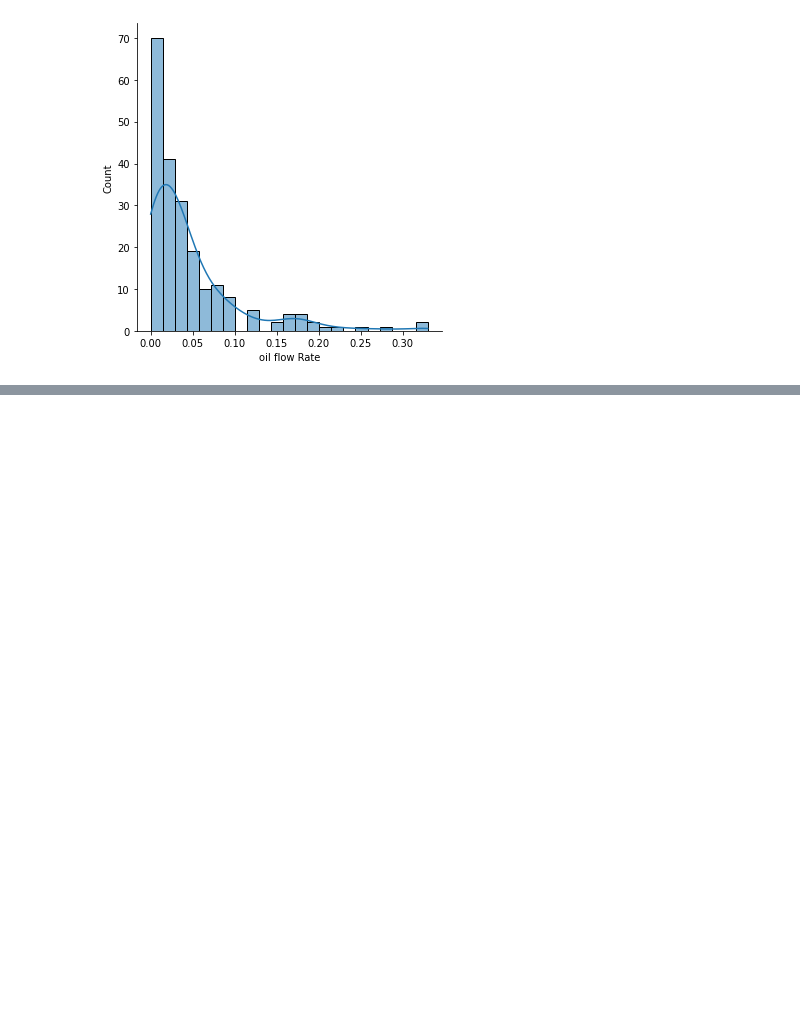
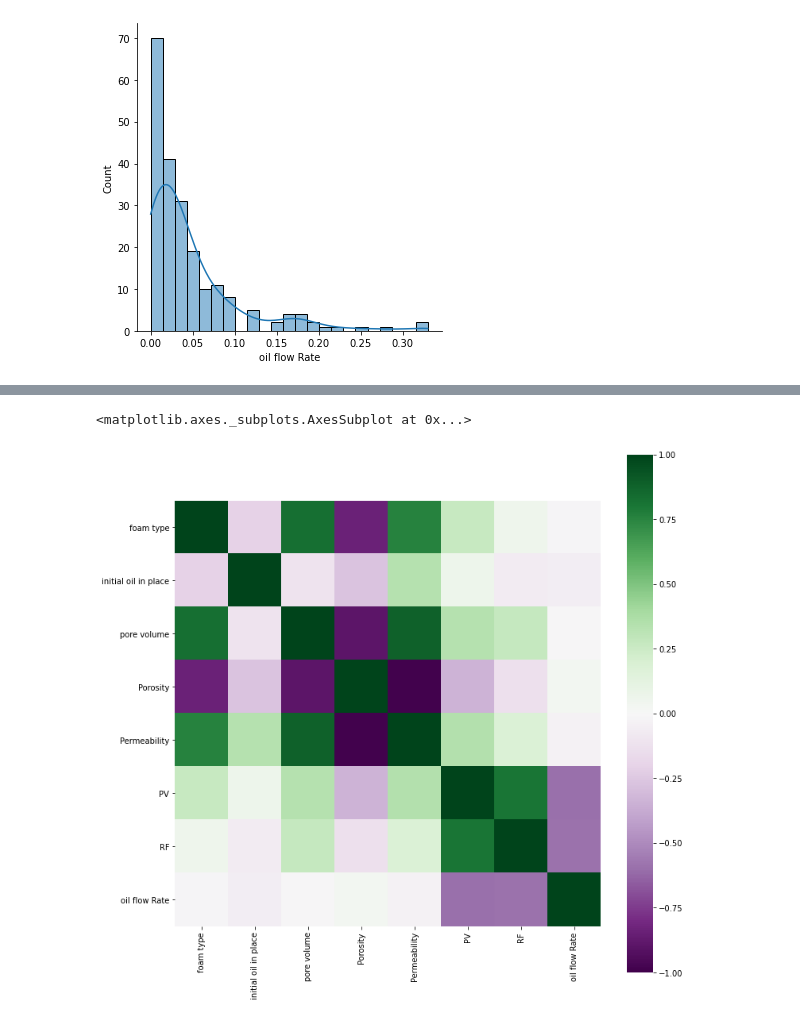
Before and after one commit to acse-srm3018/FoamCO2Prediction, a Jupyter notebook: foamprediction.ipynb, the cells around one changed output, grey strips where cells are left out. Saved outputs shown, nothing was run; the diff lists cells and outputs as text; code cells hidden in the pictures; blank space fills up the shorter version.

```diff
--- a/foamprediction.ipynb
+++ b/foamprediction.ipynb
@@ -105,0 +122,7 @@ sns.displot(data_num['oil flow Rate'], kde=True)
+# %%
+# visualise correlation coefficients
+plt.figure(figsize=(12, 12))
+sns.heatmap(data_num.corr(), square=True, cmap='PRGn', vmin=-1, vmax=1)
+# %% [output]
+<matplotlib.axes._subplots.AxesSubplot at 0x...>
+[figure, added]
```
Also changed, not shown: parts of 4 cells of this notebook.
